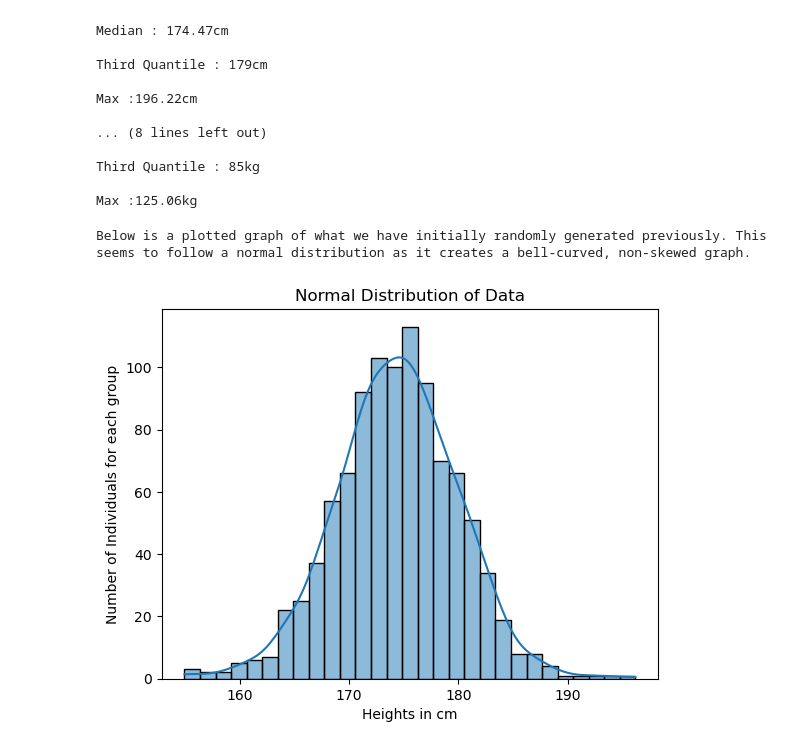
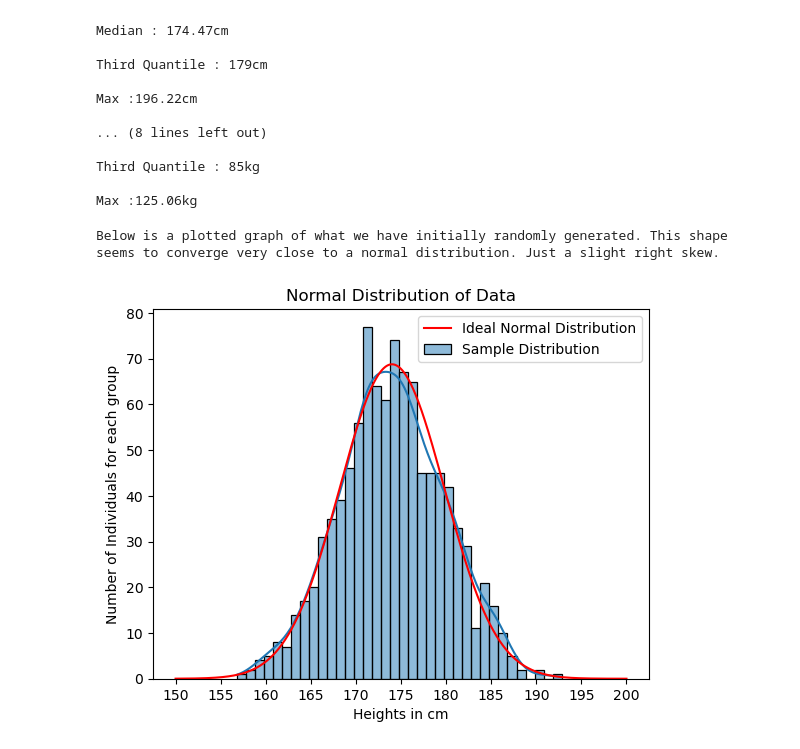
Before and after one commit to d3jo/Physique-Indexer, a Jupyter notebook: avg_men_body.ipynb, the cells around one changed output. Cells and saved outputs as stored; diff of their text form; code cells hidden in the pictures.

```diff
--- a/avg_men_body.ipynb
+++ b/avg_men_body.ipynb
@@ -173,22 +173,53 @@ Max :125.06kg
 # %%
 import matplotlib.pyplot as plt
 import seaborn as sns
 import numpy as np
 # Shows a graph of data
 
-msg = "Below is a plotted graph of what we have initially randomly generated previously. This seems to follow a normal distribution as it creates"
+msg = "Below is a plotted graph of what we have initially randomly generated. This shape seems to converge very close to a normal distribution. Just a slight right skew."
 print(msg)
 
 
 # distribution of random 1000 heights
-sns.histplot(heights, kde=True)
+sns.histplot(heights, kde=True,binwidth=1, label='Sample Distribution')
 plt.title("Normal Distribution of Data")
 plt.xlabel("Heights in cm")
 plt.ylabel("Number of Individuals for each group")
+
+
+# Set x-axis with more detail
+min_h = 150
+max_h = 200
+tick_freq = 5
+plt.xticks(np.arange(min_h, max_h + 1, tick_freq))
+
+
+
+# Now from here we implement to overlay a normal distribution of the same mean, std and size
+mean_ideal = 174
+std_dev_ideal = 5.8
+
+# Generating points for the x-axis for the ideal curve
+x_values = np.linspace(min_h, max_h, 1000)
+
+# Calculating the probability density function for the ideal curve
+ideal_pdf = (1 / (std_dev_ideal * np.sqrt(2 * np.pi))) * np.exp(-0.5 * ((x_values - mean_ideal) / std_dev_ideal) ** 2)
+
+# Scaling the PDF to match the histogram scale
+# Assuming a bin width for the histogram
+bin_width = 1
+scaled_pdf = ideal_pdf * 1000 * bin_width
+
+# Plotting the scaled ideal normal distribution curve
+plt.plot(x_values, scaled_pdf, color='red', label='Ideal Normal Distribution')
+
+# Adding the legend
+plt.legend()
+
 plt.show()
 # %% [output]
-Below is a plotted graph of what we have initially randomly generated previously. This seems to follow a normal distribution as it creates a bell-curved, non-skewed graph.
+Below is a plotted graph of what we have initially randomly generated. This shape seems to converge very close to a normal distribution. Just a slight right skew.
-[figure, old version]
+[figure, new version]
 # %%
 def BMI_Calculator():
     h = float(input("Enter your height in cm : "))
```
